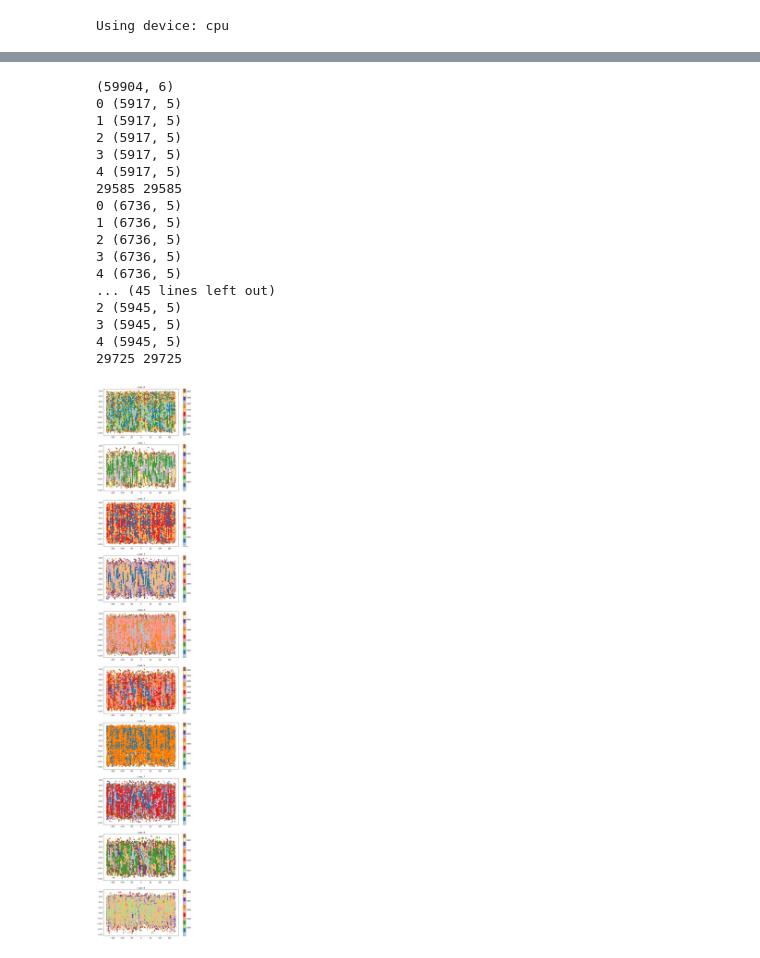
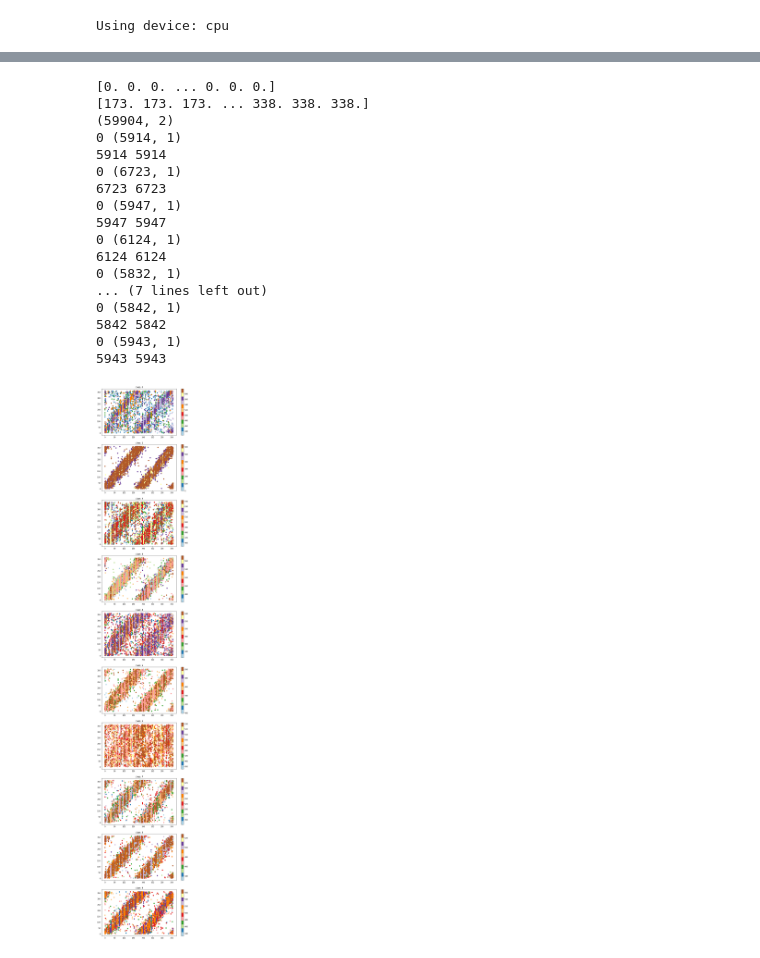
Before and after one commit to matthiasbrix/vae-models, a Jupyter notebook: src/3_tdcvae.ipynb, the cells around one changed output, grey strips where cells are left out. Drawn from its saved outputs; the diff is of its cells as text; code cells hidden in the pictures.

```diff
--- a/src/3_tdcvae.ipynb
+++ b/src/3_tdcvae.ipynb
@@ -47,7 +47,7 @@ num_generations = 6
 
 if dataset == "MNIST":
     batch_size = 128
-    epochs = 5
+    epochs = 1
     hidden_dim = 500
     z_dim = 2
     beta = 1 if z_dim == 2 else 1
@@ -61,8 +61,8 @@ if dataset == "MNIST":
         "weight_decay": None
     }
     thetas = {
-        "theta_1": [-180, 180],
-        "theta_2": [-30, 30]
+        "theta_1": [0, 360],
+        "theta_2": [0, 60]
     }
     scales = {
         "scale_1": [0.5, 0.9],
@@ -621,20 +624,27 @@ import scipy.spatial.distance as bla
 
 ######################################################################
 
-'''
+solver = torch.load("../results/show_oswin/29/model_TD_CVAE_THETAS_MNIST_train_loss=158.23_z=2.pt", map_location='cpu')
+solver.model.eval()
+
 N, M = solver.y_space.shape[1], solver.y_space.shape[0]
 M = 2
 alphas = np.zeros((N, M))
 thetas = np.zeros_like(alphas)
-alphas[:, 0] = (torch.atan2(torch.tensor(solver.y_space[0, :, 0]-np.mean(solver.y_space[0, :, 0])),\
-            torch.tensor(solver.y_space[0, :, 1]-np.mean(solver.y_space[0, :, 1])))/(2*np.pi)).numpy()
-alphas[:, 1] = (torch.atan2(torch.tensor(solver.y_space[1, :, 0]-np.mean(solver.y_space[1, :, 0])),\
-            torch.tensor(solver.y_space[1, :, 1]-np.mean(solver.y_space[1, :, 1])))/(2*np.pi)).numpy()
+alphas[:, 0] = torch.atan2(torch.tensor(solver.y_space[0, :, 0]-np.mean(solver.y_space[0, :, 0])),\
+            torch.tensor(solver.y_space[0, :, 1]-np.mean(solver.y_space[0, :, 1])))
+alphas[:, 1] = torch.atan2(torch.tensor(solver.y_space[1, :, 0]-np.mean(solver.y_space[1, :, 0])),\
+            torch.tensor(solver.y_space[1, :, 1]-np.mean(solver.y_space[1, :, 1])))
+alphas = np.array(alphas)
 alphas[:, 1] -= alphas[:, 0]
+alphas /= (2*np.pi)/360
 alphas = np.around(alphas, decimals=2)
 thetas[:, 0] = solver.data_loader.prepro_params["theta_1"][0]
 thetas[:, 1] = solver.data_loader.prepro_params["theta_1"][1]
-'''
+alphas = np.where(alphas >= 0, alphas, alphas+360)
+
+print(thetas[:, 0])
+print(thetas[:, 1])
 
 '''
 M=1
@@ -646,6 +656,7 @@ alphas = np.around(np.array(alphas), decimals=2)
 thetas[:, 0] = solver.data_loader.prepro_params["theta_1"][0]
 '''
 
+'''
 N, M = solver.y_space.shape[1], solver.y_space.shape[0]
 alphas = torch.zeros((N, M))
 thetas = np.zeros_like(alphas)
@@ -661,8 +672,9 @@ for idx in range(M):
         #alphas[neg_indices, idx] = mini % alphas[neg_indices, idx]
         #alphas[pos_indices, idx] = maxi % alphas[pos_indices, idx]
 alphas = np.around(np.array(alphas), decimals=2)
-
-
+'''
+#solver = torch.load("../results/show_oswin/29/model_TD_CVAE_THETAS_MNIST_train_loss=158.23_z=2.pt", map_location='cpu')
+#solver.model.eval()
 
 mini = np.min(alphas)
 maxi = np.max(alphas)
@@ -671,48 +683,48 @@ alpha_ranges = np.around(np.linspace(mini, maxi, 13), decimals=2)
 alpha_bins = list(zip(alpha_ranges[:-1], alpha_ranges[1:])) # alpha bins
 print(alphas.shape)
 # figures
 fig, axes = plt.subplots(nrows=solver.data_loader.n_classes, figsize=(10,60))
 classes = solver.data_labels
 for ax, label in zip(axes.flat, range(solver.data_loader.n_classes)):
     indices = np.where(classes == label)[0]
     ax.set_title("class: {}".format(label))
     counts = np.zeros(len(alpha_bins))
     alphas_indices = alphas[indices, 1:] # , 1:
     for i in range(alphas_indices.shape[1]):
         print(i, alphas_indices.shape)
         for alpha in alphas_indices[:, i]:
             for bin_idx, (x, y) in enumerate(alpha_bins):
                 if x <= alpha and alpha < y:
                     counts[bin_idx] += 1
                     break
     new_counts = np.zeros(np.prod(alphas_indices.shape))
     asd = 0
     for idx, _ in enumerate(counts):
         to_fill = counts[idx].repeat(counts[idx])
         offset = len(to_fill)
         new_counts[asd:(asd+offset)] = to_fill
         asd += offset
     thets = thetas[indices, 1:] # , 1:
     #print(len(thetas[indices].flatten()), len(alphas_indices), new_counts.shape, indices.shape)
     print(len(thets.flatten()), len(alphas_indices.flatten()))
     scatter = ax.scatter(thets.flatten(), alphas_indices.flatten(), c=new_counts, cmap=plt.cm.get_cmap("Paired", 12))
     fig.colorbar(scatter, ax=ax)
 # %% [output]
-(59904, 6)
-0 (5917, 5)
-1 (5917, 5)
-2 (5917, 5)
-3 (5917, 5)
-4 (5917, 5)
-29585 29585
-0 (6736, 5)
-1 (6736, 5)
-2 (6736, 5)
-3 (6736, 5)
-4 (6736, 5)
-... (45 lines left out)
-2 (5945, 5)
-3 (5945, 5)
-4 (5945, 5)
-29725 29725
+[0. 0. 0. ... 0. 0. 0.]
+[173. 173. 173. ... 338. 338. 338.]
+(59904, 2)
+0 (5914, 1)
+5914 5914
+0 (6723, 1)
+6723 6723
+0 (5947, 1)
+5947 5947
+0 (6124, 1)
+6124 6124
+0 (5832, 1)
+... (7 lines left out)
+0 (5842, 1)
+5842 5842
+0 (5943, 1)
+5943 5943
-[figure, old version]
+[figure, new version]
```
Also changed, not shown: parts of 5 cells of this notebook, 4 other files.
